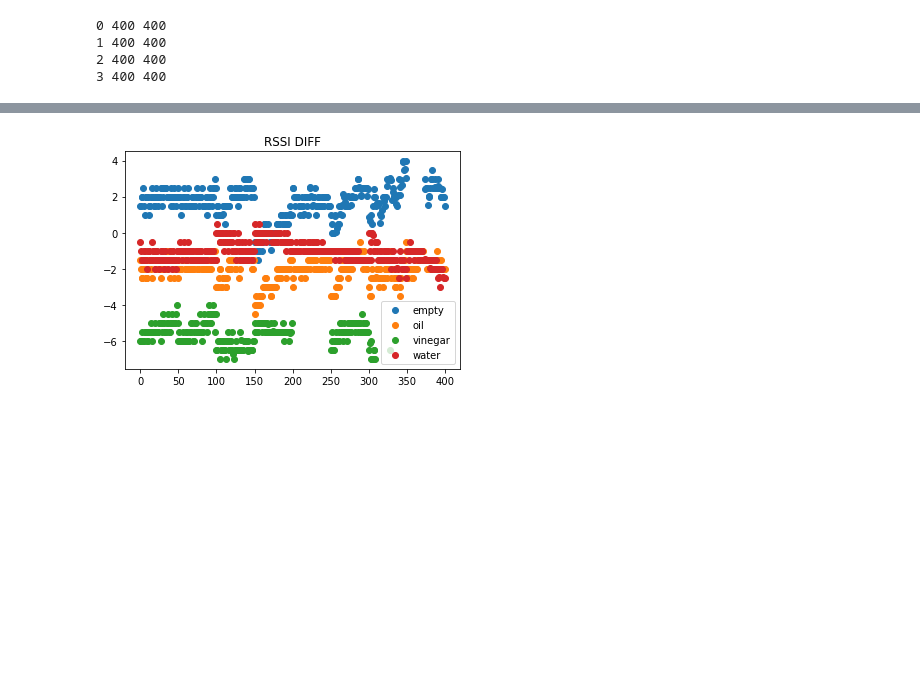
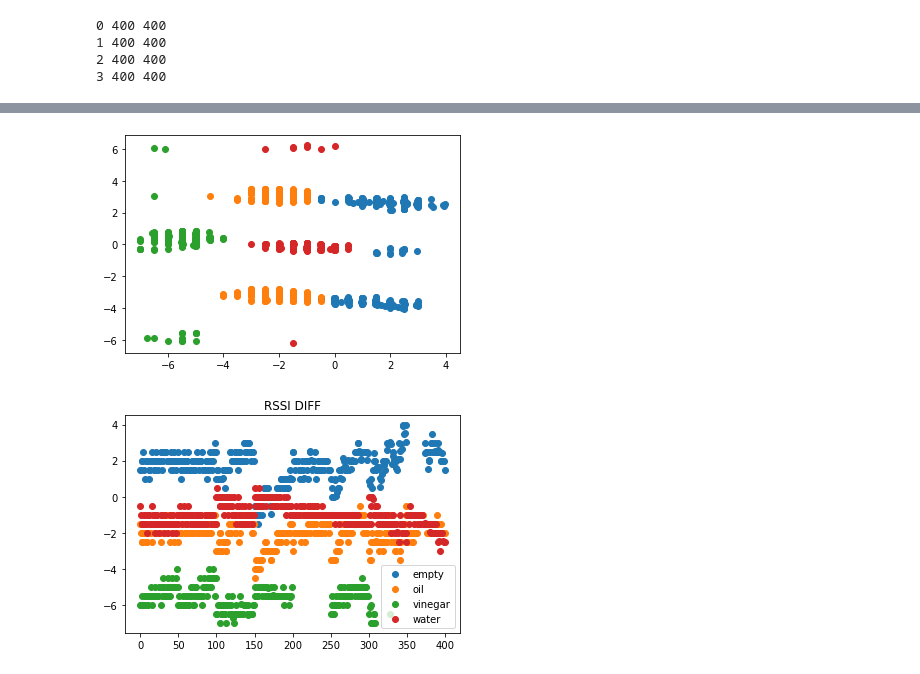
Before and after one commit to Jennifer331/Scripts, a Jupyter notebook: python/jupter/实验分析/headtail_diff画图.ipynb, the cells around one changed output, grey strips where cells are left out. Saved outputs shown, nothing was run; the diff lists cells and outputs as text; code cells hidden in the pictures; blank space fills up the shorter version.

```diff
--- a/python/jupter/实验分析/headtail_diff画图.ipynb
+++ b/python/jupter/实验分析/headtail_diff画图.ipynb
@@ -52,3 +75,8 @@ for i in range(0, 4):
+# %%
+for i in range(0, 4):
+    plt.scatter(rssi_diff[i], phase_diff[i])
+# %% [output]
+[figure, added]
 # %%
 for s in rssi_diff:
     plt.scatter(range(len(s)), s)
```
Also changed, not shown: parts of 1 cell of this notebook, 16 other files.
